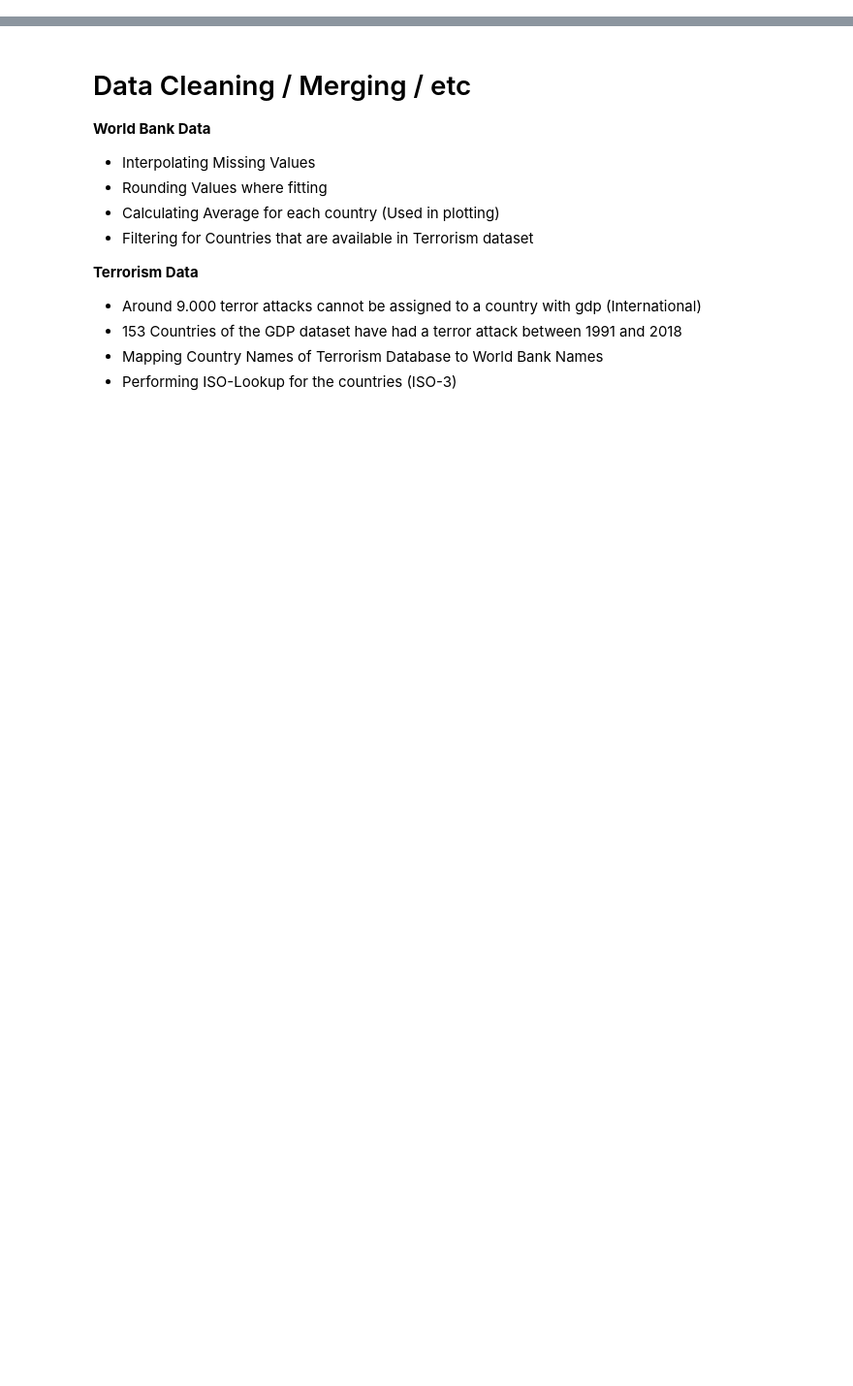
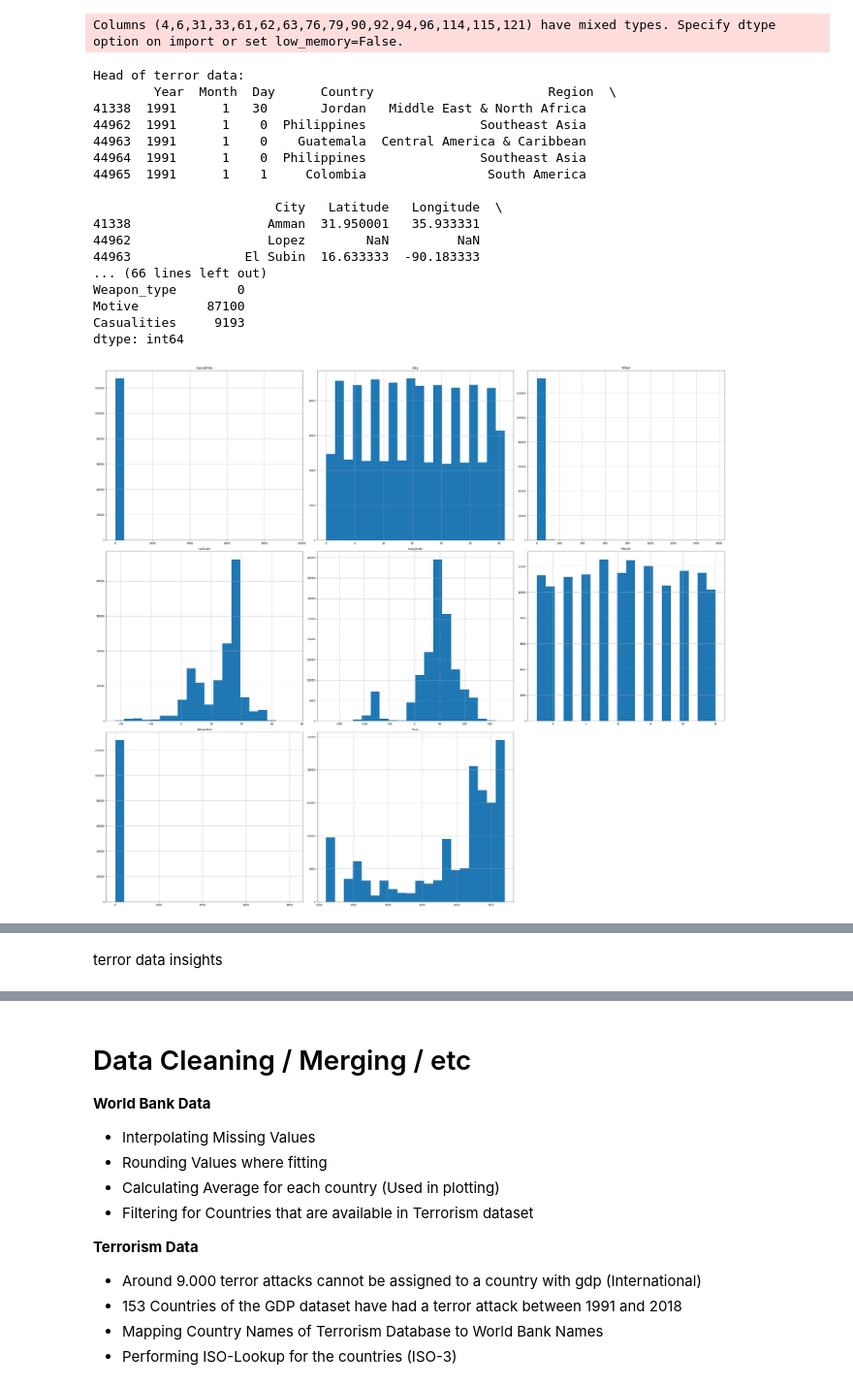
Before and after one commit to msieder/terror, a Jupyter notebook: Terror.ipynb, the cells around one changed output, grey strips where cells are left out. Shown at 97% size. Cells and saved outputs as stored; diff of their text form; code cells hidden in the pictures; blank space fills up the shorter version.

Commit message:
data exploration added

```diff
--- a/Terror.ipynb
+++ b/Terror.ipynb
@@ -50,0 +68,8 @@ import matplotlib.pyplot as plt
+# %%
+# data file paths
+glob_terr_data_path = "./Data/globalterrorismdb_0718dist.csv"
+gdp_total_data_path = "./Data/gdp_total.xls"
+gdp_capita_data_path = "./Data/gdp_capita.xls"
+unemployment_data_path = "./Data/unemployment.xls"
+life_data_path = "./Data/life.xls"
+capita_growth_data_path = "./Data/capita_growth.xls"
@@ -51,13 +92,42 @@ import matplotlib.pyplot as plt
 # %%
-terror = pd.read_csv("./Data/globalterrorismdb_0718dist.csv",encoding="ISO-8859-1")
+terror = pd.read_csv(glob_terr_data_path,encoding="ISO-8859-1")
 terror.rename(columns={'iyear':'Year','imonth':'Month','iday':'Day','country_txt':'Country',
-                       'region_txt':'Region','attacktype1_txt':'AttackType','target1':'Target',
-                       'nkill':'Killed','nwound':'Wounded','summary':'Summary','gname':'Group',
-                       'targtype1_txt':'Target_type','weaptype1_txt':'Weapon_type','motive':'Motive'},
+                       'region_txt':'Region','city':'City','latitude':'Latitude',
+                       'longitude':'Longitude','attacktype1_txt':'AttackType',
+                       'target1':'Target','nkill':'Killed','nwound':'Wounded',
+                       'summary':'Summary','gname':'Group','targtype1_txt':'Target_type',
+                       'weaptype1_txt':'Weapon_type','motive':'Motive'},
               inplace=True)
-terror=terror[['Year','Month','Day','Country','Region','city','latitude','longitude','AttackType',
+terror=terror[['Year','Month','Day','Country','Region','City','Latitude','Longitude','AttackType',
                'Killed','Wounded','Target','Summary','Group','Target_type','Weapon_type','Motive']]
 terror['Casualities']=terror['Killed']+terror['Wounded']
 terror = terror[terror.Year>=1991]
-terror.head(5)
+
+terror_head  = terror.head(5)
+terror_stats = terror.loc[:,['Year',
+                'Latitude',
+                'Longitude',
+                'Killed',
+                'Wounded',
+                'Casualities']]
+
+print("Head of terror data: \n",terror_head)
+print("Basic statistics about terror data: \n", terror_stats.describe())
+print("Number of Null values by column \n", terror.isnull().sum(axis=0))
+
+
+terror_dropped = terror.dropna(how='all')
+terror_dropped.hist(figsize=(35,30),
+                  bins=20)
+plt.tight_layout()
+plt.show()
+
+terror_cols = terror.columns
+num_terror_cols = terror._get_numeric_data().columns
+non_num_terror_cols = list(set(terror_cols) - set(num_terror_cols))
+print("Categorical attributes \n",non_num_terror_cols)
+print()
+for col in ['Region', 'Country', 'Group', 'City', 'Target_type', 'Weapon_type', 'AttackType']:
+    print(terror[col].value_counts())
+    print()
 # %% [output]
@@ -69,0 +134,19 @@ terror.head(5)
+Columns (4,6,31,33,61,62,63,76,79,90,92,94,96,114,115,121) have mixed types. Specify dtype option on import or set low_memory=False.
+Head of terror data:
+        Year  Month  Day      Country                       Region  \
+41338  1991      1   30       Jordan   Middle East & North Africa
+44962  1991      1    0  Philippines               Southeast Asia
+44963  1991      1    0    Guatemala  Central America & Caribbean
+44964  1991      1    0  Philippines               Southeast Asia
+44965  1991      1    1     Colombia                South America
+
+                        City   Latitude   Longitude  \
+41338                  Amman  31.950001   35.933331
+44962                  Lopez        NaN         NaN
+44963               El Subin  16.633333  -90.183333
+... (66 lines left out)
+Weapon_type        0
+Motive         87100
+Casualities     9193
+dtype: int64
+[figure, added]
@@ -69,0 +170,2 @@ terror.head(5)
+# %% [markdown]
+terror data insights
```
Also changed, not shown: parts of 49 cells of this notebook.
